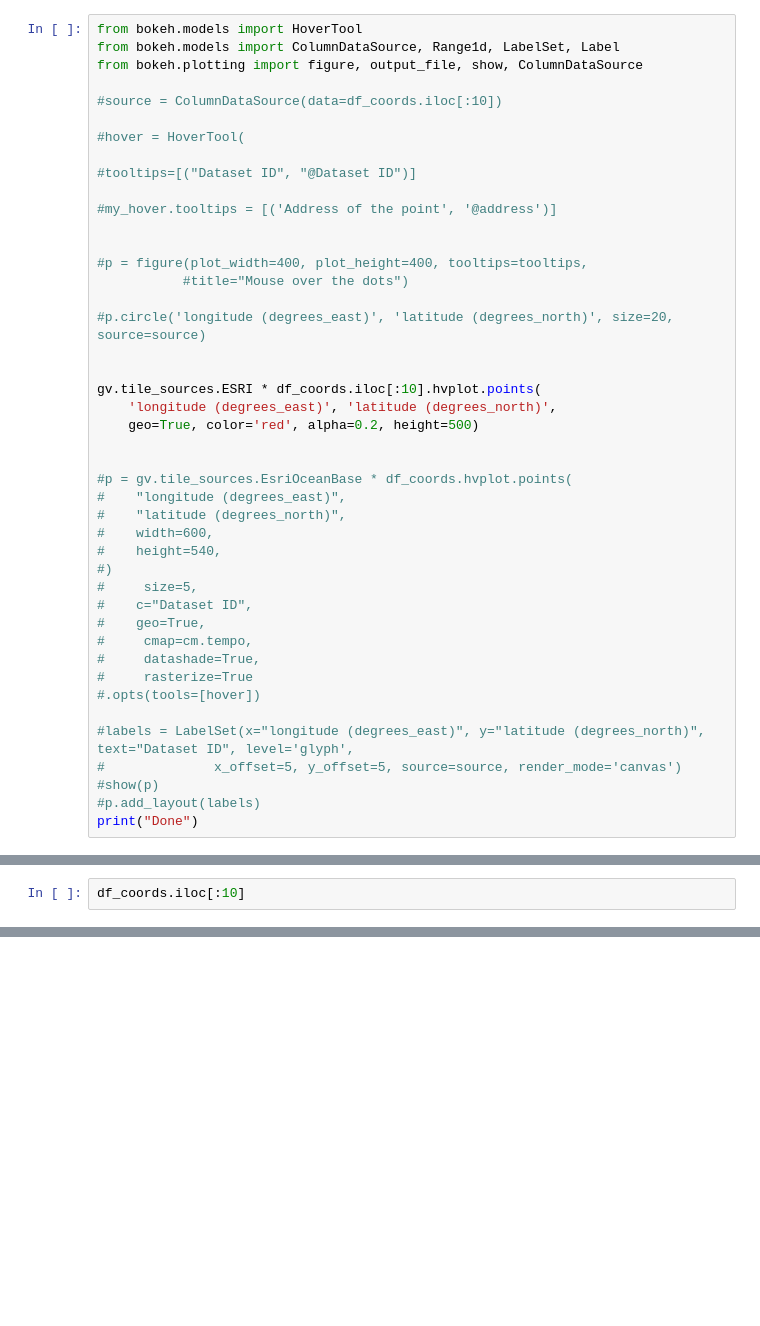
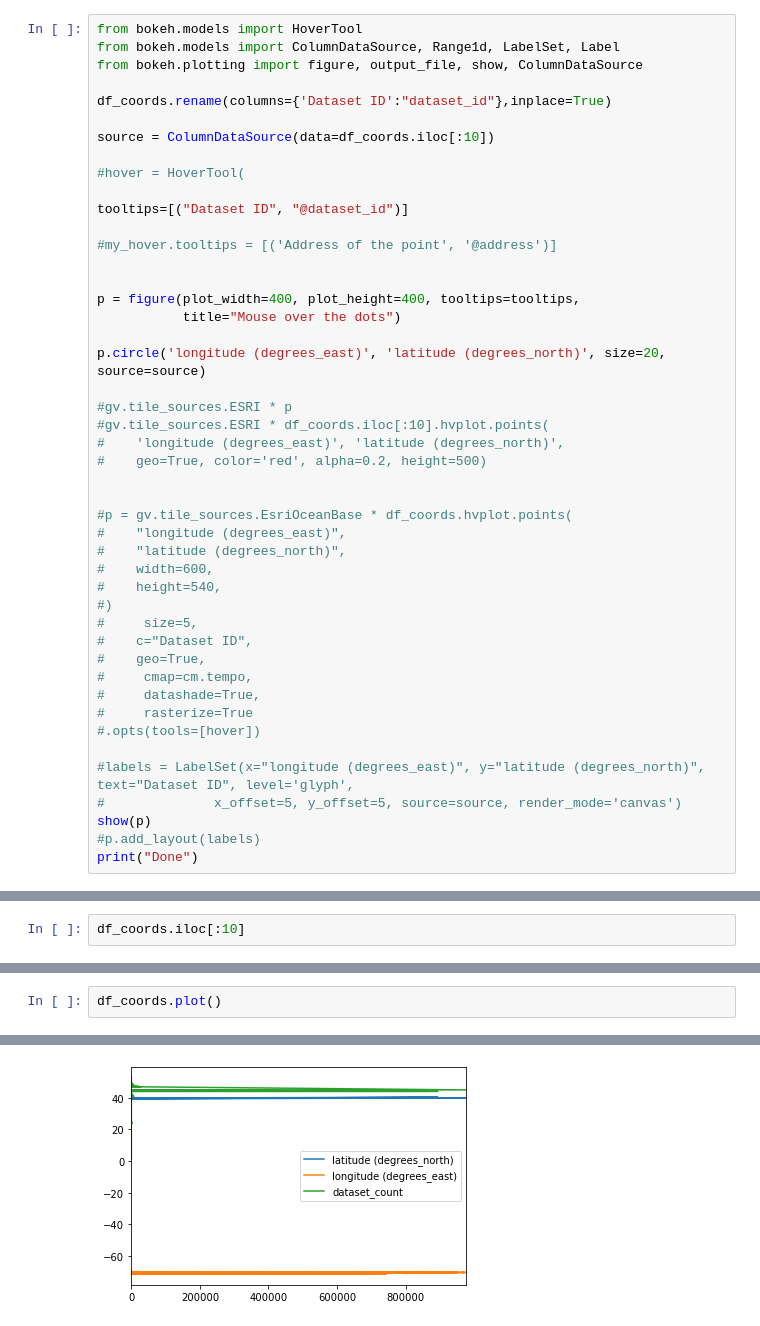
Before and after one commit to ioos/colocate, a Jupyter notebook: hvplot.ipynb, the cells around one changed output, grey strips where cells are left out. Cells and saved outputs as stored; diff of their text form; blank space fills up the shorter version.

Commit message:
bug fix on lat conversion, plotting

```diff
--- a/hvplot.ipynb
+++ b/hvplot.ipynb
@@ -16,24 +20,26 @@ from bokeh.models import HoverTool
 from bokeh.models import ColumnDataSource, Range1d, LabelSet, Label
 from bokeh.plotting import figure, output_file, show, ColumnDataSource
 
-#source = ColumnDataSource(data=df_coords.iloc[:10])
+df_coords.rename(columns={'Dataset ID':"dataset_id"},inplace=True)
+
+source = ColumnDataSource(data=df_coords.iloc[:10])
 
 #hover = HoverTool(
 
-#tooltips=[("Dataset ID", "@Dataset ID")]
+tooltips=[("Dataset ID", "@dataset_id")]
 
 #my_hover.tooltips = [('Address of the point', '@address')]
 
 
-#p = figure(plot_width=400, plot_height=400, tooltips=tooltips,
-           #title="Mouse over the dots")
+p = figure(plot_width=400, plot_height=400, tooltips=tooltips,
+           title="Mouse over the dots")
 
-#p.circle('longitude (degrees_east)', 'latitude (degrees_north)', size=20, source=source)
+p.circle('longitude (degrees_east)', 'latitude (degrees_north)', size=20, source=source)
 
-
-gv.tile_sources.ESRI * df_coords.iloc[:10].hvplot.points(
-    'longitude (degrees_east)', 'latitude (degrees_north)',
-    geo=True, color='red', alpha=0.2, height=500)
+#gv.tile_sources.ESRI * p
+#gv.tile_sources.ESRI * df_coords.iloc[:10].hvplot.points(
+#    'longitude (degrees_east)', 'latitude (degrees_north)',
+#    geo=True, color='red', alpha=0.2, height=500)
 
 
 #p = gv.tile_sources.EsriOceanBase * df_coords.hvplot.points(
@@ -52,6 +58,6 @@ gv.tile_sources.ESRI * df_coords.iloc[:10].hvplot.points(
 
 #labels = LabelSet(x="longitude (degrees_east)", y="latitude (degrees_north)", text="Dataset ID", level='glyph',
 #              x_offset=5, y_offset=5, source=source, render_mode='canvas')
-#show(p)
+show(p)
 #p.add_layout(labels)
 print("Done")
@@ -66,0 +79,3 @@ df_coords.iloc[:10]
+# %%
+df_coords.plot()
+# %% [output]
@@ -66,0 +83 @@ df_coords.iloc[:10]
+[figure, added]
```
Also changed, not shown: parts of 7 cells of this notebook, 2 other files.
